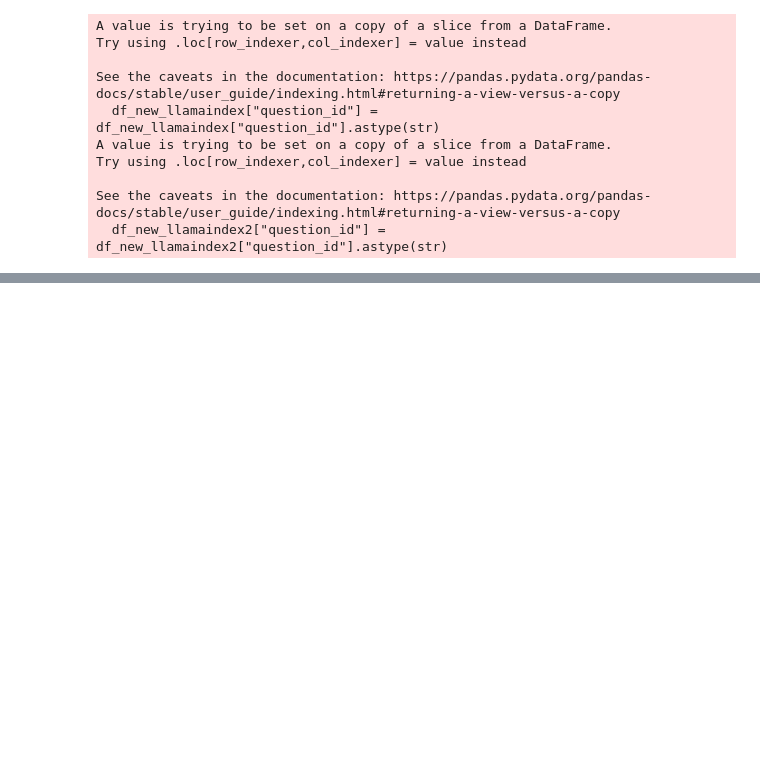
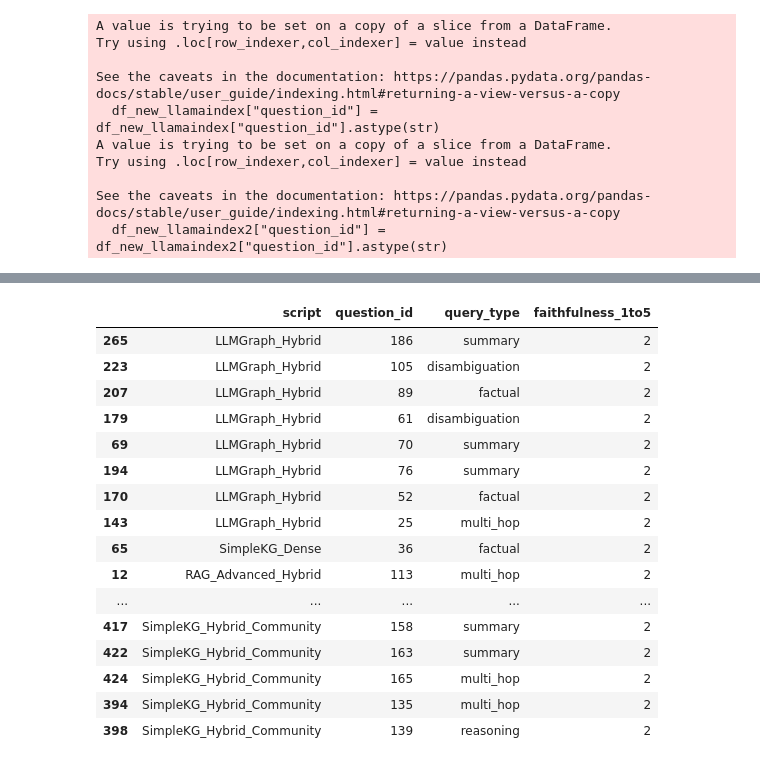
Before and after one commit to nasibatuychieva/master_thesis-rag, a Jupyter notebook: main/evaluation/judge_results/check_results.ipynb, the cells around one changed output, grey strips where cells are left out. Cells and saved outputs as stored; diff of their text form; code cells hidden in the pictures; blank space fills up the shorter version.

```diff
--- a/main/evaluation/judge_results/check_results.ipynb
+++ b/main/evaluation/judge_results/check_results.ipynb
@@ -263,6 +309,10 @@ script_name = "SimpleKG_Hybrid_Retriever"
 df_new["script"] = df_new["script"].replace({
     "SimpleKG_Hybrid_KG_Retriever": "SimpleKG_Hybrid_Retriever"
 })
+
+df_new["script"] = df_new["script"].replace({
+    "LlamaIndex_Dense_KG": "LlamaIndex_Dense"
+})
 # %%
 rows_per_script = df_new.groupby("script").size()
 print(rows_per_script)
@@ -1283,0 +1434,35 @@ with GraphDatabase.driver(URI, auth=AUTH) as driver:
+# %%
+
+N = 50  # wie viele du willst
+
+
+score_col = "faithfulness_1to5"
+df_newest_combi[score_col] = pd.to_numeric(df_newest_combi[score_col], errors="coerce")
+
+worst_overall = (
+    df_newest_combi
+    .dropna(subset=[score_col])
+    .sort_values(score_col, ascending=True)
+    .head(N)
+    .loc[:, ["script","question_id","query_type", score_col]]
+)
+
+worst_overall
+# %% [output]
+|  | script | question_id | query_type | faithfulness_1to5 |
+| 265 | LLMGraph_Hybrid | 186 | summary | 2 |
+| 223 | LLMGraph_Hybrid | 105 | disambiguation | 2 |
+| 207 | LLMGraph_Hybrid | 89 | factual | 2 |
+| 179 | LLMGraph_Hybrid | 61 | disambiguation | 2 |
+| 69 | LLMGraph_Hybrid | 70 | summary | 2 |
+| 194 | LLMGraph_Hybrid | 76 | summary | 2 |
+| 170 | LLMGraph_Hybrid | 52 | factual | 2 |
+| 143 | LLMGraph_Hybrid | 25 | multi_hop | 2 |
+| 65 | SimpleKG_Dense | 36 | factual | 2 |
+| 12 | RAG_Advanced_Hybrid | 113 | multi_hop | 2 |
+| ... | ... | ... | ... | ... |
+| 417 | SimpleKG_Hybrid_Community | 158 | summary | 2 |
+| 422 | SimpleKG_Hybrid_Community | 163 | summary | 2 |
+| 424 | SimpleKG_Hybrid_Community | 165 | multi_hop | 2 |
+| 394 | SimpleKG_Hybrid_Community | 135 | multi_hop | 2 |
+| 398 | SimpleKG_Hybrid_Community | 139 | reasoning | 2 |
```
Also changed, not shown: parts of 35 cells of this notebook, 35 other files.
